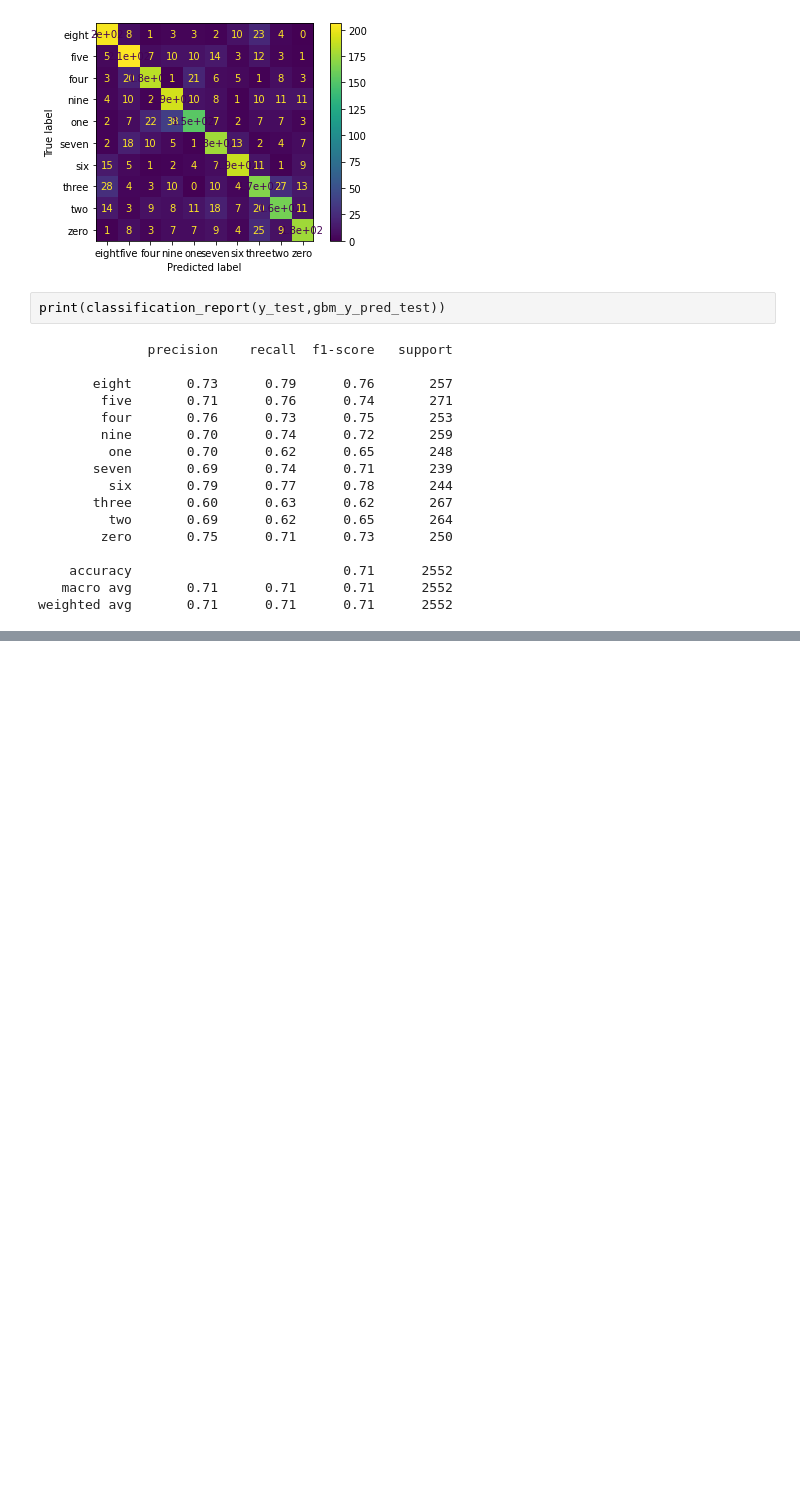
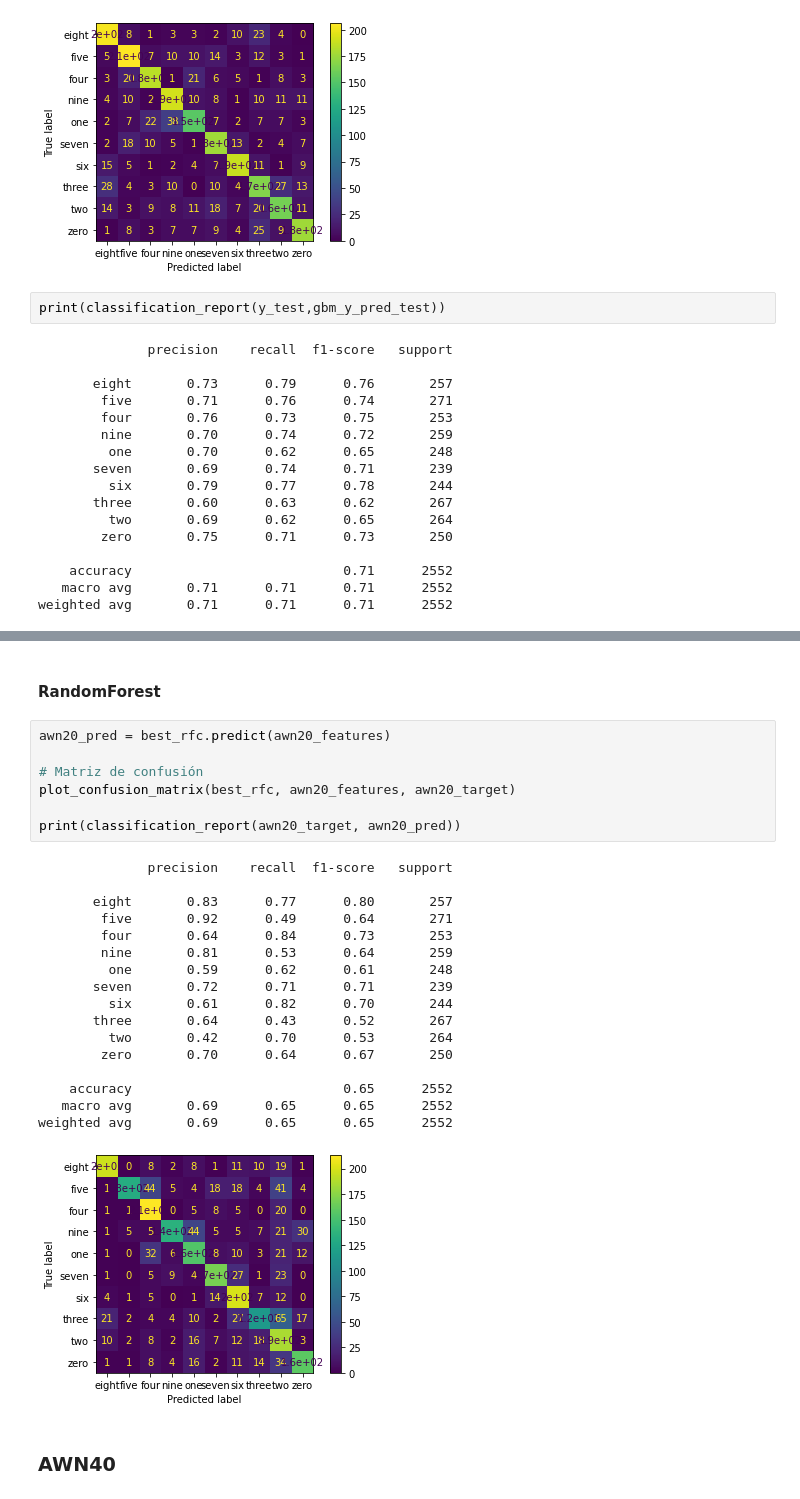
Before and after one commit to francotestori/aauba_02, a Jupyter notebook: Solution_Developement.ipynb, the cells around one changed output, grey strips where cells are left out. Cells and saved outputs as stored; diff of their text form; blank space fills up the shorter version.

```diff
--- a/Solution_Developement.ipynb
+++ b/Solution_Developement.ipynb
@@ -517,0 +601,29 @@ weighted avg       0.71      0.71      0.71      2552
+# %% [markdown]
+#### RandomForest
+# %%
+awn20_pred = best_rfc.predict(awn20_features)
+
+# Matriz de confusión
+plot_confusion_matrix(best_rfc, awn20_features, awn20_target)
+
+print(classification_report(awn20_target, awn20_pred))
+# %% [output]
+              precision    recall  f1-score   support
+
+       eight       0.83      0.77      0.80       257
+        five       0.92      0.49      0.64       271
+        four       0.64      0.84      0.73       253
+        nine       0.81      0.53      0.64       259
+         one       0.59      0.62      0.61       248
+       seven       0.72      0.71      0.71       239
+         six       0.61      0.82      0.70       244
+       three       0.64      0.43      0.52       267
+         two       0.42      0.70      0.53       264
+        zero       0.70      0.64      0.67       250
+
+    accuracy                           0.65      2552
+   macro avg       0.69      0.65      0.65      2552
+weighted avg       0.69      0.65      0.65      2552
+[figure, added]
+# %% [markdown]
+### AWN40
```
Also changed, not shown: parts of 32 cells of this notebook.
